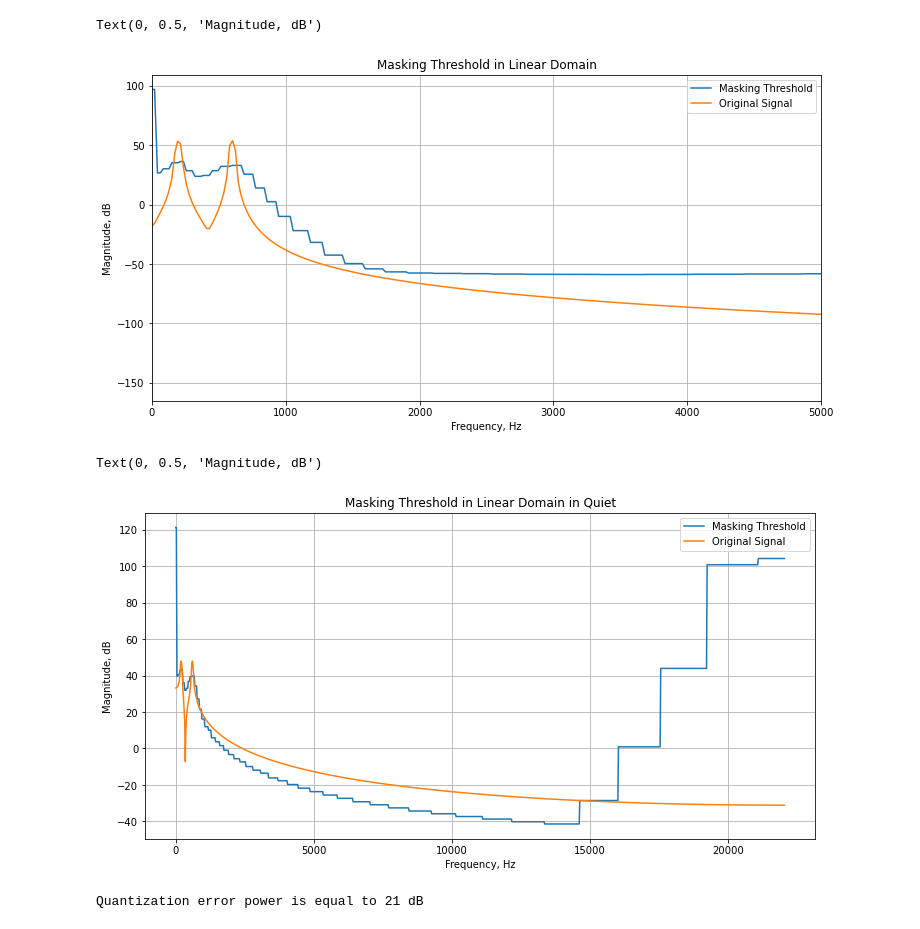
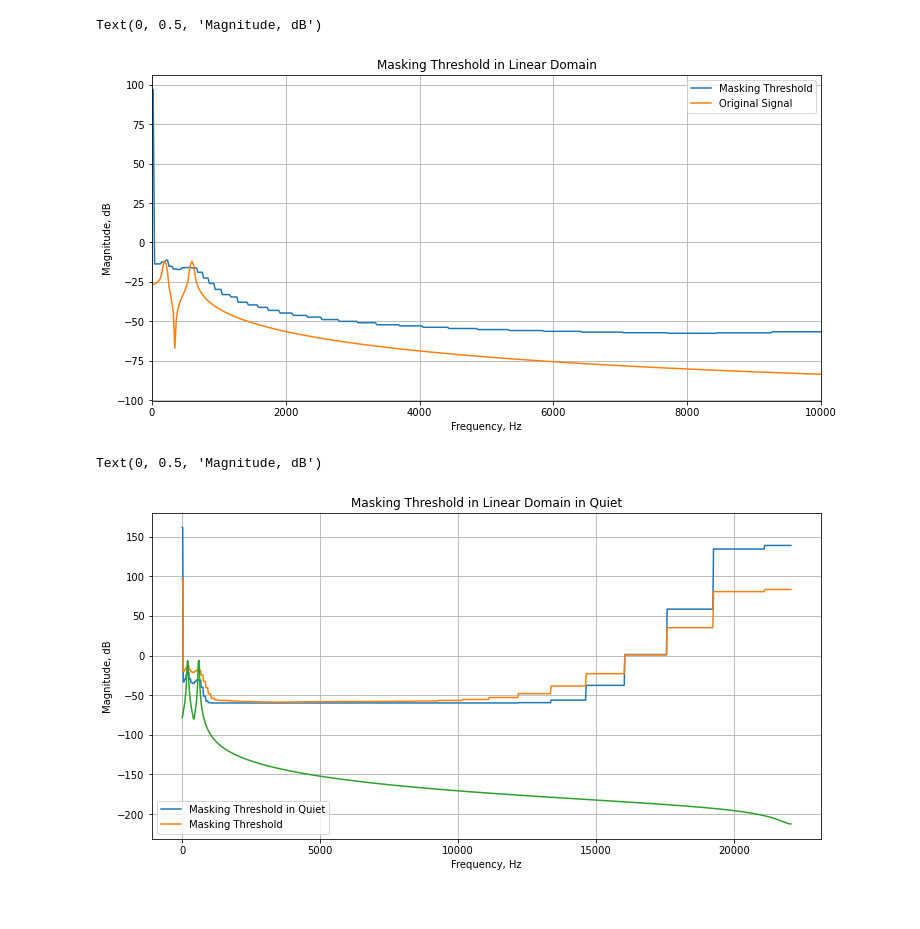
Before and after one commit to DamirSD673/AudiocodingHW1, a Jupyter notebook: HW4/HW4.ipynb, the cells around one changed output. Drawn from its saved outputs; the diff is of its cells as text; code cells hidden in the pictures.

Commit message:
HW 4: 4 plots , last changed

```diff
--- a/HW4/HW4.ipynb
+++ b/HW4/HW4.ipynb
@@ -14,7 +14,7 @@ class Signal:
         t = np.linspace(0, self.T, self.T*self.fs)
         s1 = np.zeros_like(t)
         for i in range(len(self.f)):
-            s1 += np.sin(2*np.pi*self.f[i]*t)*1000
+            s1 += np.sin(2*np.pi*self.f[i]*t)
         return t, s1
 
     # Function for STFT nperseq = number of samples in fft block, nfft = number of FFT points(number of subbands)
@@ -60,7 +60,7 @@ class Signal:
         return spreadingfunctionBarkdB
 
     # Spreading function in matrix form for whole bark range
-    def spreadingfunctionmat(self, alpha=0.8, nfilts=48):
+    def spreadingfunctionmat(self, alpha=0.6, nfilts=48):
         spreadingfunctionBarkdB = self.f_SP_dB(self.fs/2, nfilts)
         spreadingfunctionBarkVoltage = 10.0**(spreadingfunctionBarkdB/20.0*alpha)
         spreadingfuncmatrix = np.zeros((nfilts,nfilts))
@@ -69,7 +69,7 @@ class Signal:
         return spreadingfuncmatrix
 
     # Calculating masking threshold vector for all time moments (resulting in matrix)
-    def maskingThresholdBark(self, alpha=0.8, nfilts=48):
+    def maskingThresholdBark(self, alpha=0.6, nfilts=48):
         mXbark = self.mapping2bark()
         spreadingfuncmatrix = self.spreadingfunctionmat(alpha, nfilts)
         mTbark=np.dot(spreadingfuncmatrix**alpha, mXbark**alpha)
@@ -100,7 +100,7 @@ class Signal:
         return mT
 
     # converting in quiet
-    def mappingfrombarkQUIET(self, nfft=2048, nfilts=48, alpha=0.8):
+    def mappingfrombarkQUIET(self, nfft=2048, nfilts=48, alpha=0.6):
         W_inv = self.mappingfrombarkmat(nfft, nfilts)
         mTbark = self.maskingThresholdBark()
         nfreqs=int(nfft/2)
@@ -151,9 +151,9 @@ ax.grid(True)
 # converting masking threshold from bark to linear(frequency) domain
 mT = S.mappingfrombark()
 fig, ax = plt.subplots(figsize=(12, 6))
-ax.plot(np.linspace(0, 44100/2, 1024), 20*np.log10(mT[:, 10]+1e-3))
-ax.plot(np.linspace(0, 44100/2, 1024), 20*np.log10(np.abs(z[:1024, 10])))
-plt.xlim((0, 5000))
+ax.plot(np.linspace(0, 44100/2, 1024), 20*np.log10(mT[:, 0]+1e-3))
+ax.plot(np.linspace(0, 44100/2, 1024), 20*np.log10(np.abs(z[:1024, 0])))
+plt.xlim((0, 10000))
 plt.grid(True)
 ax.legend(['Masking Threshold','Original Signal'])
 ax.set_title('Masking Threshold in Linear Domain')
@@ -161,27 +161,20 @@ ax.set_xlabel('Frequency, Hz')
 ax.set_ylabel('Magnitude, dB')
 # %% [output]
 Text(0, 0.5, 'Magnitude, dB')
-[figure, old version]
+[figure, new version]
 # %%
 # same for quiet case
 fig, ax = plt.subplots(figsize=(12, 6))
 mTq = S.mappingfrombarkQUIET()
-ax.plot(np.linspace(0, 44100/2, 1024), 20*np.log10(mTq[:, 0]+1e-3))
-ax.plot(np.linspace(0, 44100/2, 1024), 20*np.log10(np.abs(z[:1024, 0])))
+ax.plot(np.linspace(0, 44100/2, 1024), 20*np.log10(mTq[:, 10]+1e-3))
+ax.plot(np.linspace(0, 44100/2, 1024), 20*np.log10(mT[:, 10]+1e-3))
+ax.plot(np.linspace(0, 44100/2, 1024), 20*np.log10(np.abs(z[:1024, 10])))
 #plt.xlim((0, 5000))
 plt.grid(True)
-ax.legend(['Masking Threshold','Original Signal'])
+ax.legend(['Masking Threshold in Quiet', 'Masking Threshold'])
 ax.set_title('Masking Threshold in Linear Domain in Quiet')
 ax.set_xlabel('Frequency, Hz')
 ax.set_ylabel('Magnitude, dB')
 # %% [output]
 Text(0, 0.5, 'Magnitude, dB')
-[figure, old version]
+[figure, new version]
-# %%
-# calculation of quantization error power which is equal
-[t, s1] = S.generate()
-step = (np.max(s1) - np.min(s1))/2 ** 8
-Power = 20*np.log10((step**2)/12)
-print('Quantization error power is equal to %d dB'%Power)
-# %% [output]
-Quantization error power is equal to 21 dB
```
Also changed, not shown: parts of 3 cells of this notebook.
